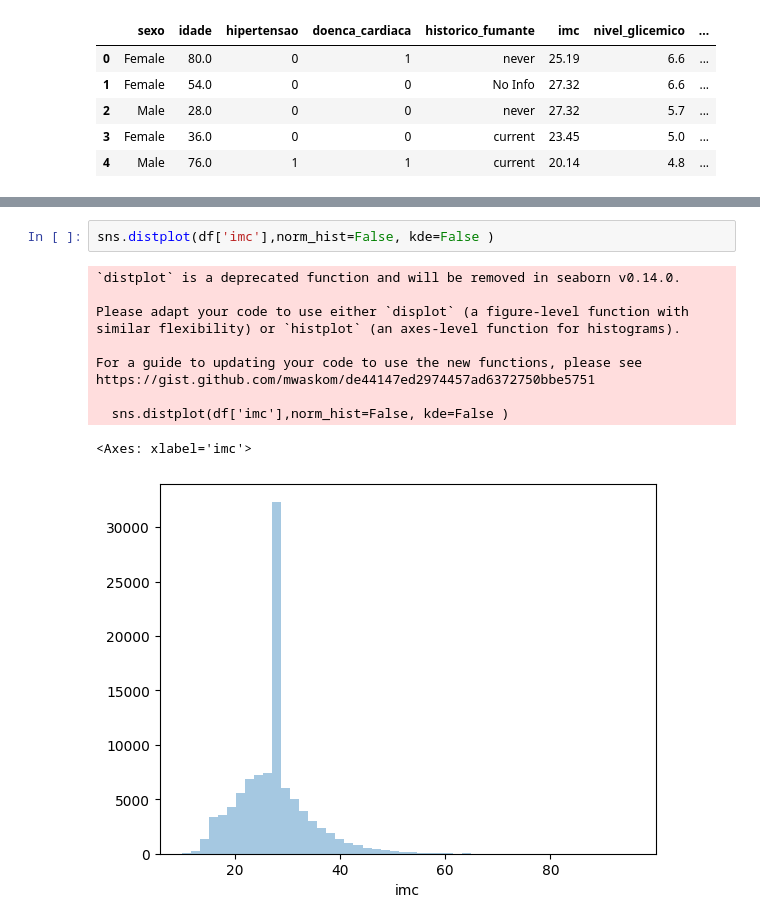
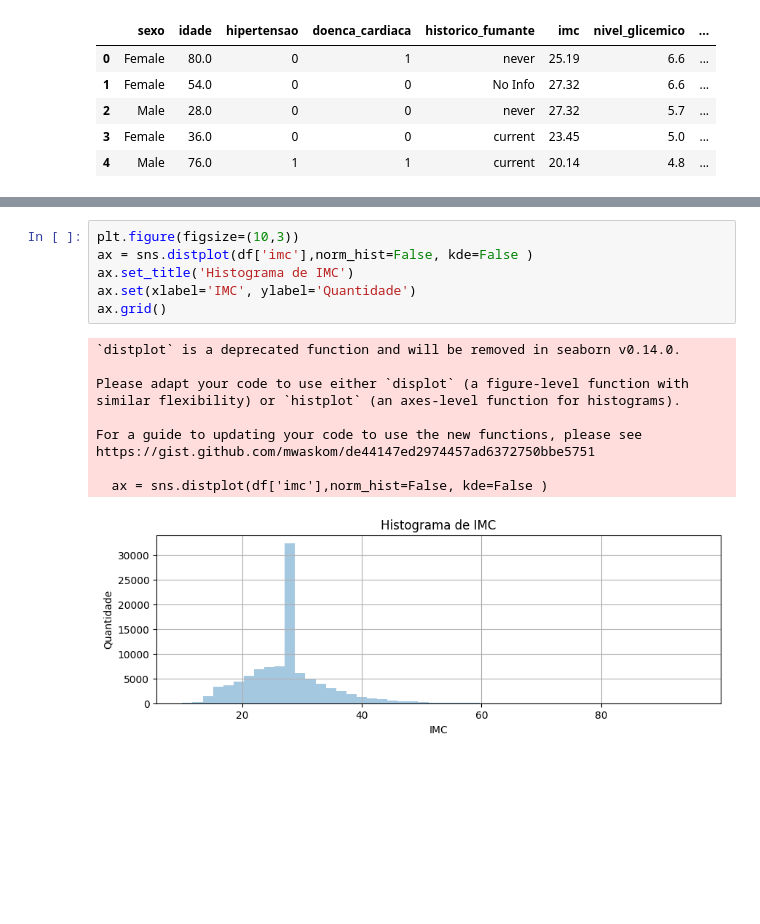
Before and after one commit to nicollasF/ClassificacaoDiabetes, a Jupyter notebook: ClassificacaoDiabetes.ipynb, the cells around one changed output, grey strips where cells are left out. Cells and saved outputs as stored; diff of their text form; blank space fills up the shorter version.

```diff
--- a/ClassificacaoDiabetes.ipynb
+++ b/ClassificacaoDiabetes.ipynb
@@ -44,14 +56,17 @@ df.describe()
-# %%
-sns.distplot(df['imc'],norm_hist=False, kde=False )
-# %% [output]
-`distplot` is a deprecated function and will be removed in seaborn v0.14.0.
-
-Please adapt your code to use either `displot` (a figure-level function with
-similar flexibility) or `histplot` (an axes-level function for histograms).
-
-For a guide to updating your code to use the new functions, please see
-https://gist.github.com/mwaskom/de44147ed2974457ad6372750bbe5751
-
-  sns.distplot(df['imc'],norm_hist=False, kde=False )
-<Axes: xlabel='imc'>
-[figure, removed]
+# %%
+plt.figure(figsize=(10,3))
+ax = sns.distplot(df['imc'],norm_hist=False, kde=False )
+ax.set_title('Histograma de IMC')
+ax.set(xlabel='IMC', ylabel='Quantidade')
+ax.grid()
+# %% [output]
+`distplot` is a deprecated function and will be removed in seaborn v0.14.0.
+
+Please adapt your code to use either `displot` (a figure-level function with
+similar flexibility) or `histplot` (an axes-level function for histograms).
+
+For a guide to updating your code to use the new functions, please see
+https://gist.github.com/mwaskom/de44147ed2974457ad6372750bbe5751
+
+  ax = sns.distplot(df['imc'],norm_hist=False, kde=False )
+[figure, added]
```
Also changed, not shown: parts of 21 cells of this notebook.
